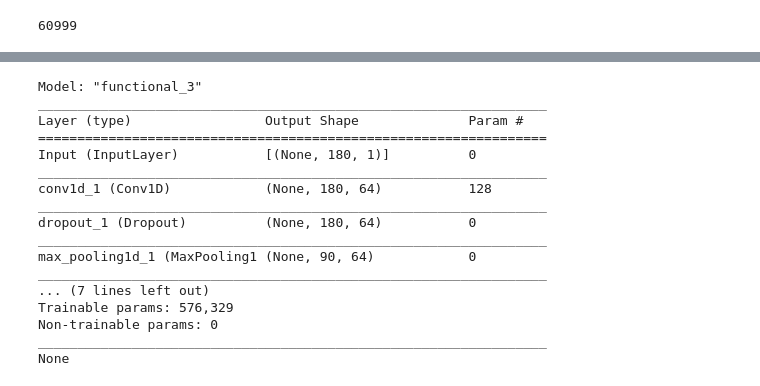
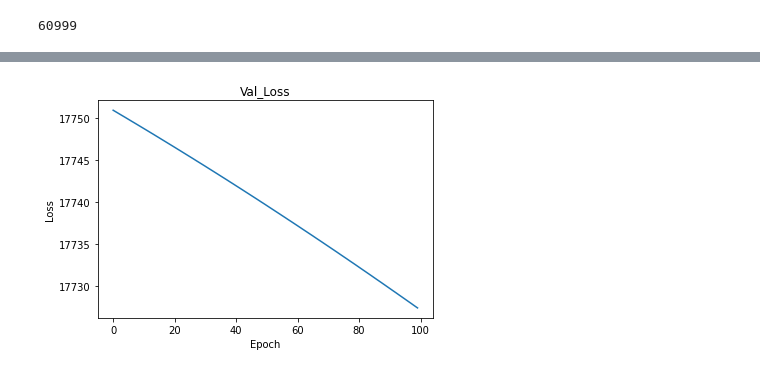
Before and after one commit to jsugijoto/ContinuousBPwPPG, a Jupyter notebook: EstimateBPNN.ipynb, the cells around one changed output, grey strips where cells are left out. Saved outputs shown, nothing was run; the diff lists cells and outputs as text; code cells hidden in the pictures.

```diff
--- a/EstimateBPNN.ipynb
+++ b/EstimateBPNN.ipynb
@@ -263,0 +260,3 @@ np.shape(y_train2)
+# %%
+optConvSBP = tf.keras.optimizers.Adam(0.001)
+optConvSBP.learning_rate.assign(0.00001)
@@ -264,2 +265,2 @@ np.shape(y_train2)
 # %%
-n_timesteps, n_features, n_outputs = x_train2.shape[1], x_train2.shape[2], y_train2.shape[1]
+n_timestepsSBP, n_featuresSBP, n_outputsSBP = x_train2.shape[1], x_train2.shape[2], y_train2.shape[1]
@@ -293,0 +267,14 @@ None
+# %%
+sbp_inputs = Input(shape=(n_timestepsSBP, n_featuresSBP), name='InputSBP')
+conv1 = Conv1D(filters = 256, kernel_size = 1, activation = 'relu')(sbp_inputs)
+pool1 = MaxPooling1D(pool_size = 2)(conv1)
+dense1 = Dense(3, activation='relu')(pool1)
+conv2 = Conv1D(input_shape=(n_timestepsSBP, n_outputsSBP), filters = 64, kernel_size = 1, activation = 'relu')(dense1)
+pool2 = MaxPooling1D(pool_size = 2)(conv2)
+conv3 = Conv1D(input_shape=(n_timestepsSBP, n_outputsSBP), filters = 128, kernel_size = 1, activation = 'relu')(pool2)
+pool3 = MaxPooling1D(pool_size = 2)(conv3)
+flat2 = Flatten()(pool3)
+dense2 = Dense(64, activation='linear')(flat2)
+output = Dense(n_outputs, activation='linear')(dense2)
+window = Model(inputs = sbp_inputs, outputs = output, name='SBP')
+print(window.summary())
@@ -294,4 +299,4 @@ None
 # %%
-window.compile(optimizer="adam", loss="mse")
-window.fit(x_train2, y_train2, batch_size = 1, epochs=10)
+window.compile(optimizer=optConvSBP, loss="mse")
+wind = window.fit(x_train2, y_train2, validation_data = (x_test2, y_test2), batch_size = 32, epochs=100)
 # %% [output]
@@ -319 +325,9 @@ Epoch 10/10
+# %%
+plt.plot(wind.history['val_loss'])
+plt.title("Val_Loss")
+plt.ylabel("Loss")
+plt.xlabel("Epoch")
+plt.show()
+# %% [output]
+[figure, added]
 # %%
@@ -329,28 +343,0 @@ n_timesteps, n_features, n_outputs = x_train2.shape[1], x_train2.shape[2], y_tra
-# %%
-inputs = Input(shape=(n_timesteps, n_features), name='Input')
-conv1 = Conv1D(filters = 64, kernel_size = 1, activation = 'relu')(inputs)
-drop1 = Dropout(0.5)(conv1)
-pool1 = MaxPooling1D(pool_size = 2)(drop1)
-flat1 = Flatten()(pool1)
-dense1 = Dense(100, activation='relu')(flat1)
-output = Dense(n_outputs, activation='relu')(dense1)
-window2 = Model(inputs = inputs, outputs = output)
-print(window.summary())
-# %% [output]
-Model: "functional_3"
-_________________________________________________________________
-Layer (type)                 Output Shape              Param #
-=================================================================
-Input (InputLayer)           [(None, 180, 1)]          0
-_________________________________________________________________
-conv1d_1 (Conv1D)            (None, 180, 64)           128
-_________________________________________________________________
-dropout_1 (Dropout)          (None, 180, 64)           0
-_________________________________________________________________
-max_pooling1d_1 (MaxPooling1 (None, 90, 64)            0
-_________________________________________________________________
-... (7 lines left out)
-Trainable params: 576,329
-Non-trainable params: 0
-_________________________________________________________________
-None
```
Also changed, not shown: parts of 45 cells of this notebook.
